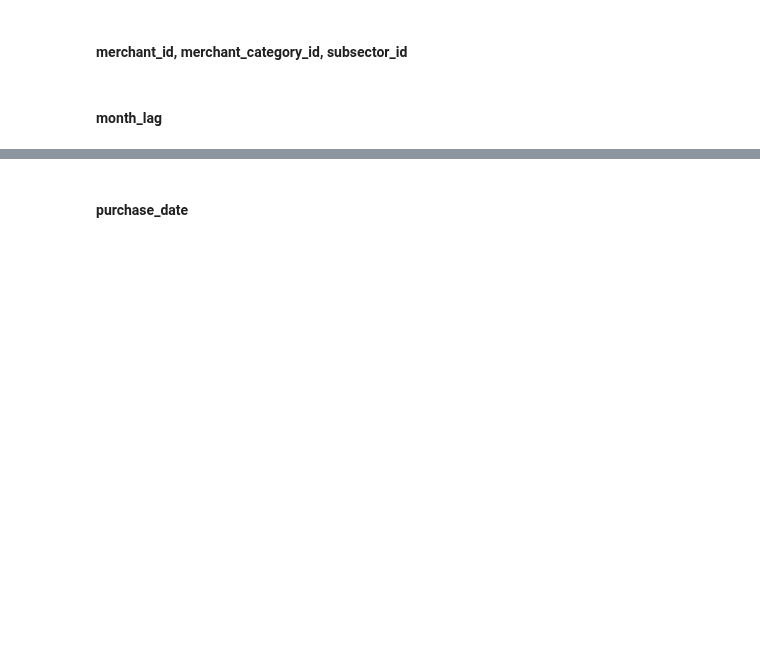
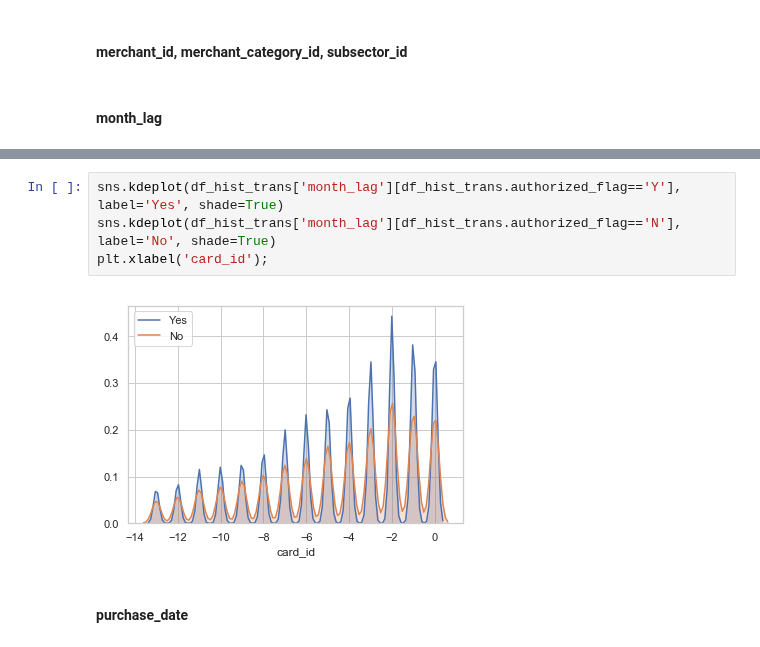
Before and after one commit to Zol-S/kaggle, a Jupyter notebook: Elo Merchant Category Recommendation/2_Descriptives.ipynb, the cells around one changed output, grey strips where cells are left out. Cells and saved outputs as stored; diff of their text form; blank space fills up the shorter version.

```diff
--- a/Elo Merchant Category Recommendation/2_Descriptives.ipynb
+++ b/Elo Merchant Category Recommendation/2_Descriptives.ipynb
@@ -354,3 +548,9 @@ df_new_trans['authorized_flag'].unique(), df_hist_trans['authorized_flag'].uniqu
+# %%
+sns.kdeplot(df_hist_trans['month_lag'][df_hist_trans.authorized_flag=='Y'], label='Yes', shade=True)
+sns.kdeplot(df_hist_trans['month_lag'][df_hist_trans.authorized_flag=='N'], label='No', shade=True)
+plt.xlabel('card_id');
+# %% [output]
+[figure, added]
 # %% [markdown]
 #### purchase_date
 # %% [markdown]
```
Also changed, not shown: parts of 20 cells of this notebook.
